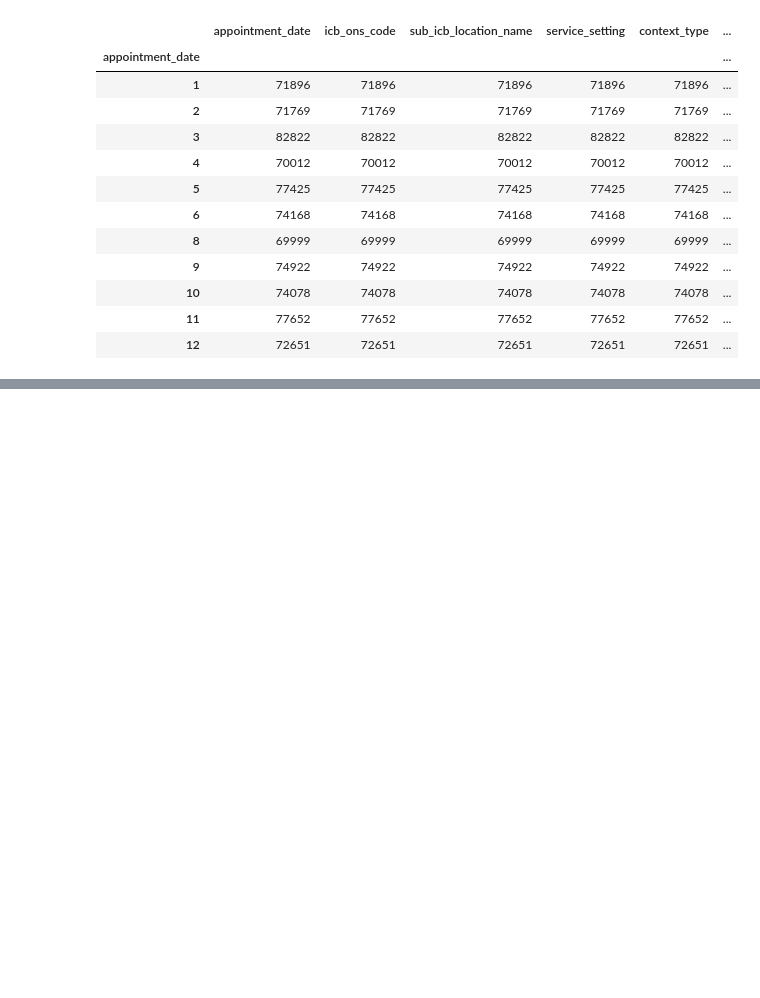
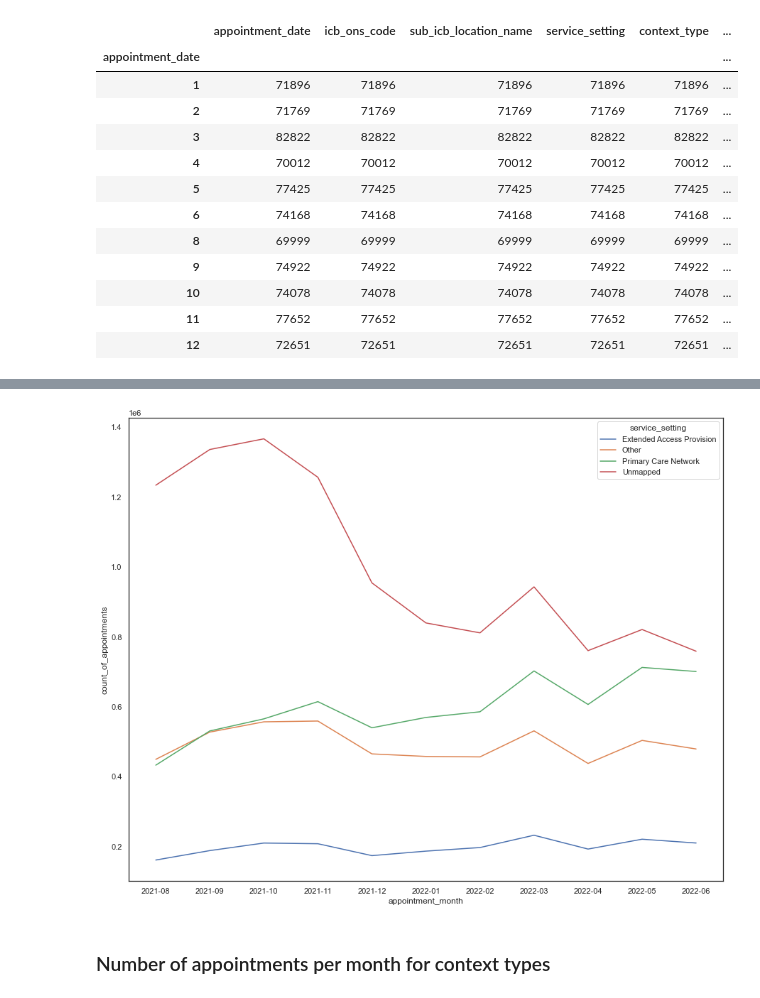
Before and after one commit to AthAd19/LSE_DA_NHS_analysis, a Jupyter notebook: MohdAdom_NurAthira_DA201_Assignment_Notebook (OG).ipynb, the cells around one changed output, grey strips where cells are left out. Drawn from its saved outputs; the diff is of its cells as text; code cells hidden in the pictures; blank space fills up the shorter version.

```diff
--- a/MohdAdom_NurAthira_DA201_Assignment_Notebook (OG).ipynb
+++ b/MohdAdom_NurAthira_DA201_Assignment_Notebook (OG).ipynb
@@ -500,0 +618,8 @@ nc.groupby(nc.appointment_date.dt.month).count()
+# %%
+# Exclude 'General Practice'
+nc_SS_nonGP = nc[nc['service_setting']!='General Practice']
+
+nc_SS_nonGP_mthly_appt = nc_SS_nonGP.groupby(['service_setting','appointment_month'])\
+                        .sum('count_of_appointments')
+
+nc_SS_nonGP_mthly_appt
@@ -500,0 +645,7 @@ nc.groupby(nc.appointment_date.dt.month).count()
+# %%
+line_nc_SS_nonGP_mthly_appt = sns.lineplot(x='appointment_month', y='count_of_appointments', \
+             hue='service_setting', data=nc_SS_nonGP_mthly_appt)
+# %% [output]
+[figure, added]
+# %% [markdown]
+### Number of appointments per month for context types
```
Also changed, not shown: parts of 62 cells of this notebook.
